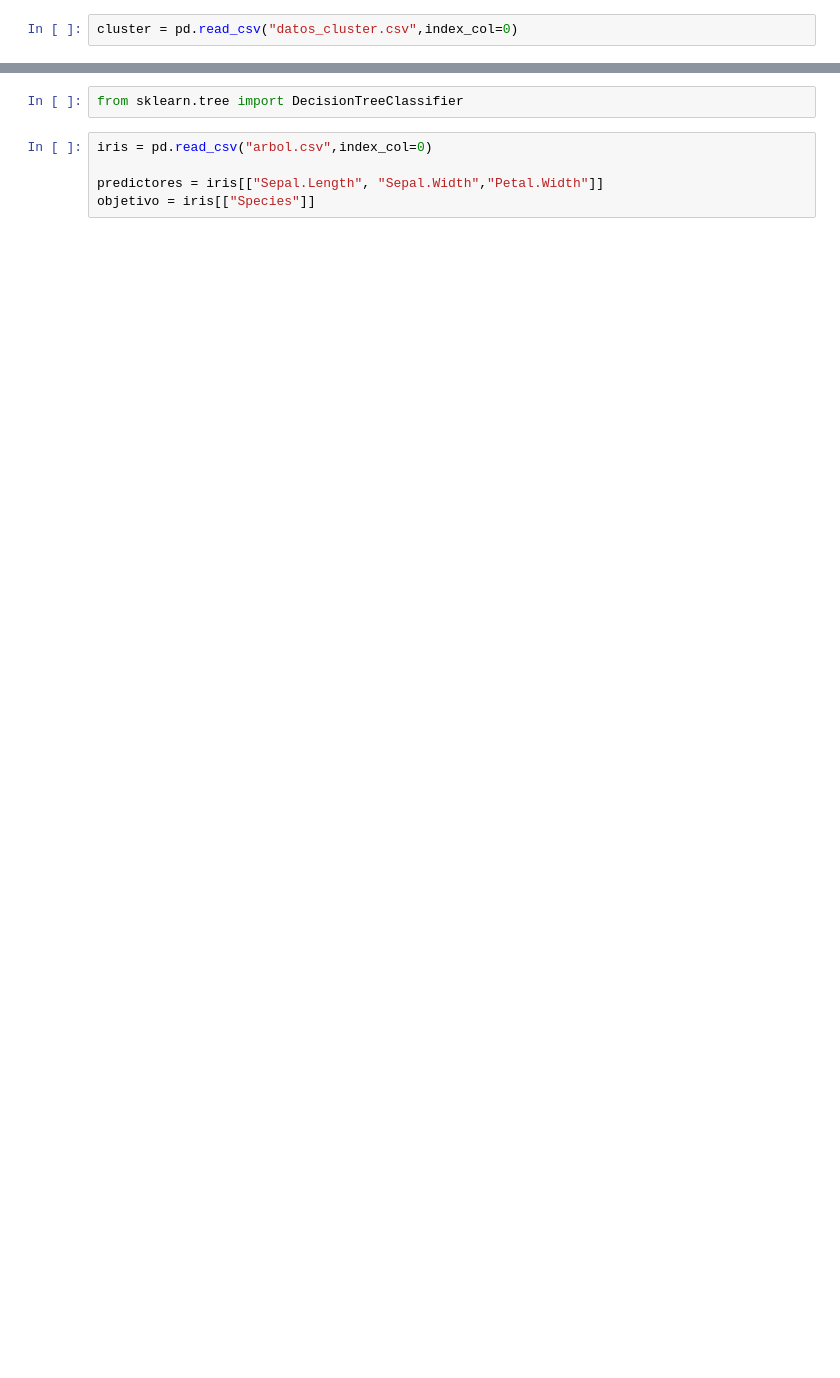
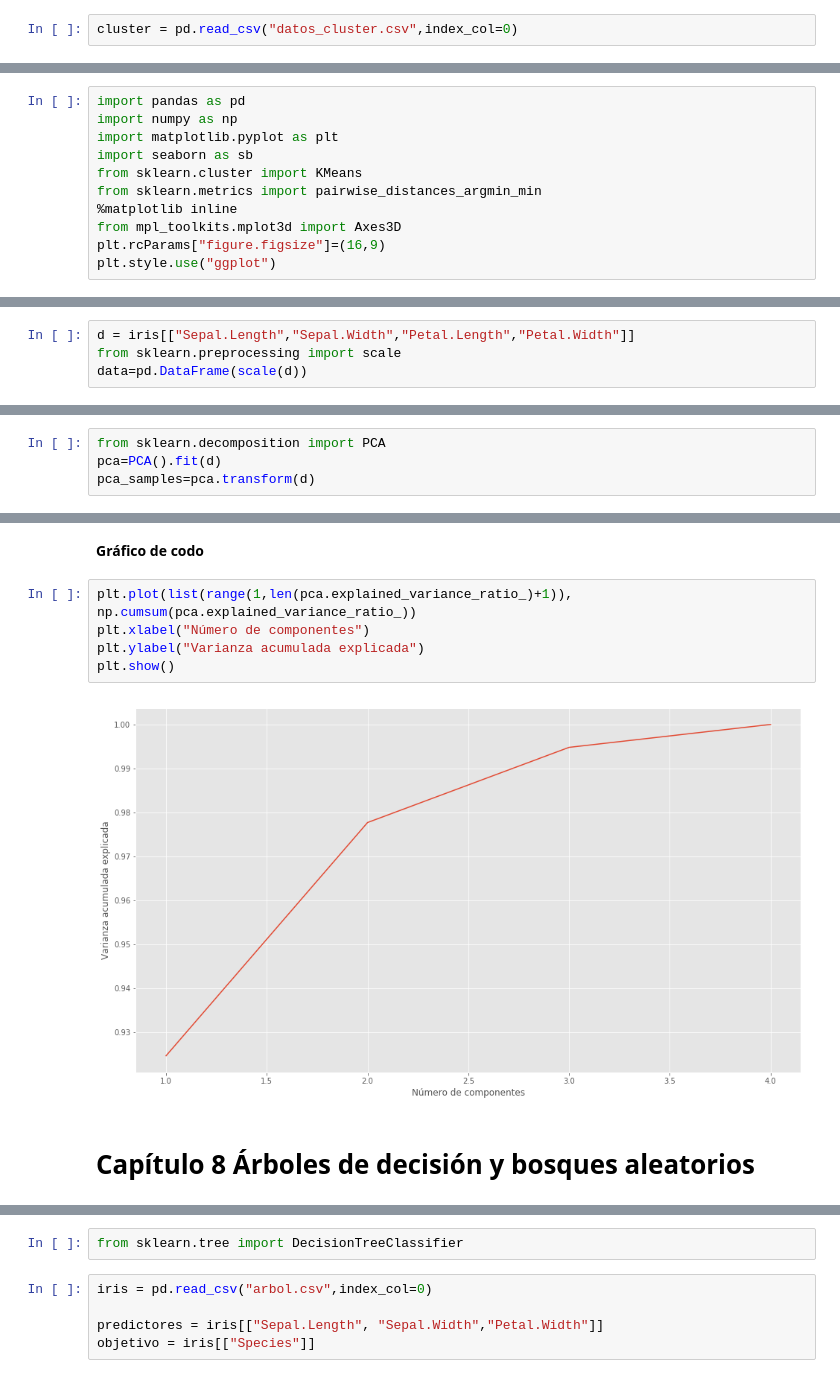
Before and after one commit to synergyvision/Machine-Learning-Basico, a Jupyter notebook: Codigos_Python.ipynb, the cells around one changed output, grey strips where cells are left out. Saved outputs shown, nothing was run; the diff lists cells and outputs as text; blank space fills up the shorter version.

```diff
--- a/Codigos_Python.ipynb
+++ b/Codigos_Python.ipynb
@@ -571,0 +583,11 @@ import matplotlib.pyplot as plt
+# %%
+import pandas as pd
+import numpy as np
+import matplotlib.pyplot as plt
+import seaborn as sb
+from sklearn.cluster import KMeans
+from sklearn.metrics import pairwise_distances_argmin_min
+%matplotlib inline
+from mpl_toolkits.mplot3d import Axes3D
+plt.rcParams["figure.figsize"]=(16,9)
+plt.style.use("ggplot")
@@ -571,0 +618,4 @@ import matplotlib.pyplot as plt
+# %%
+d = iris[["Sepal.Length","Sepal.Width","Petal.Length","Petal.Width"]]
+from sklearn.preprocessing import scale
+data=pd.DataFrame(scale(d))
@@ -571,0 +624,4 @@ import matplotlib.pyplot as plt
+# %%
+from sklearn.decomposition import PCA
+pca=PCA().fit(d)
+pca_samples=pca.transform(d)
@@ -571,0 +667,11 @@ import matplotlib.pyplot as plt
+# %% [markdown]
+**Gráfico de codo**
+# %%
+plt.plot(list(range(1,len(pca.explained_variance_ratio_)+1)), np.cumsum(pca.explained_variance_ratio_))
+plt.xlabel("Número de componentes")
+plt.ylabel("Varianza acumulada explicada")
+plt.show()
+# %% [output]
+[figure, added]
+# %% [markdown]
+# Capítulo 8 Árboles de decisión y bosques aleatorios
```
Also changed, not shown: parts of 71 cells of this notebook.
